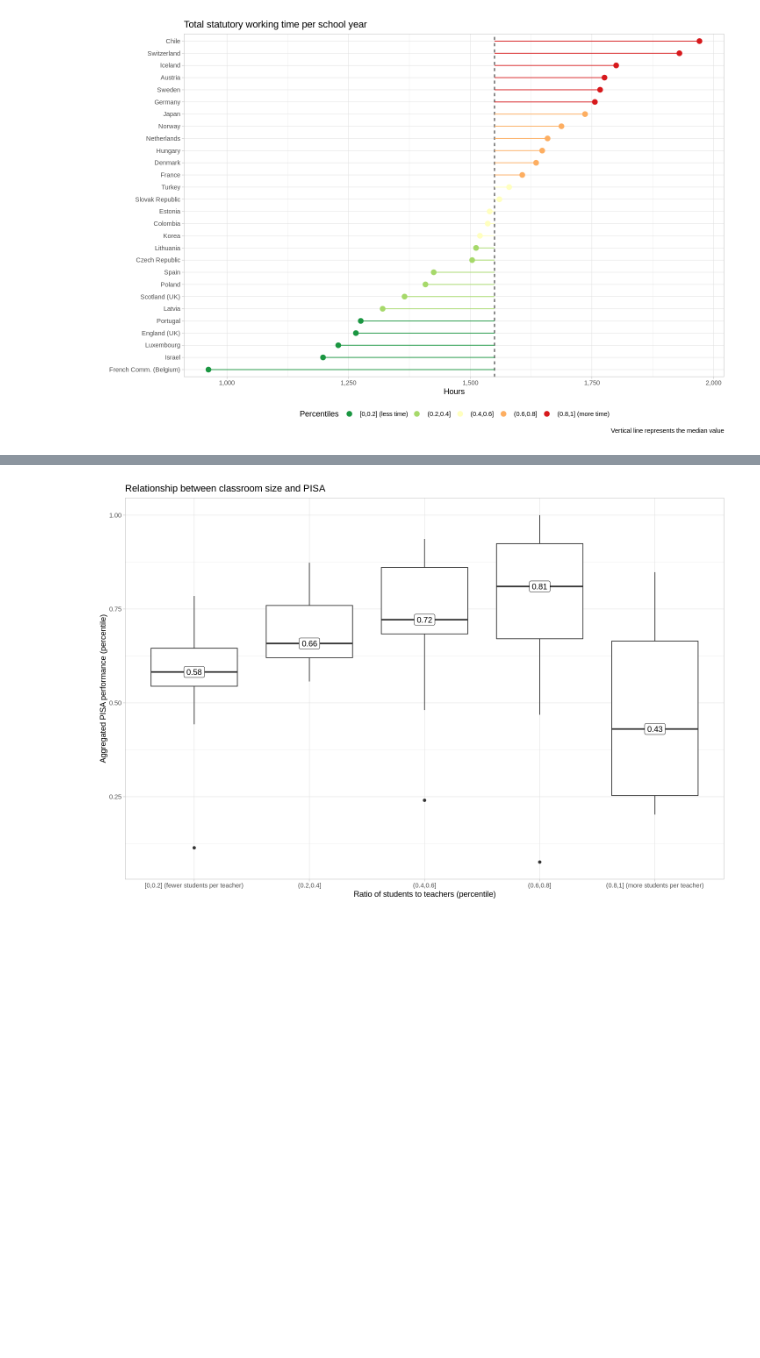
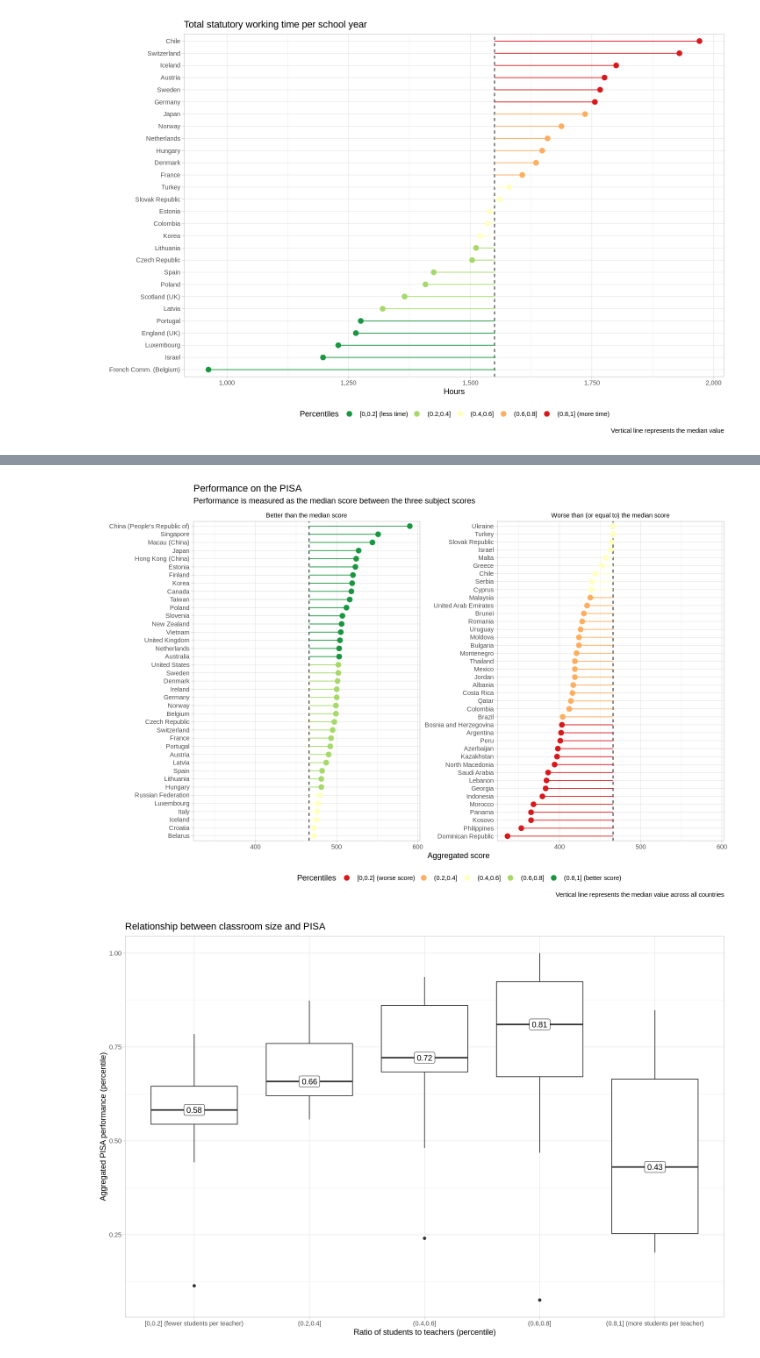
Before and after one commit to abartnof/abartnof.github.io, a Jupyter notebook: education.ipynb, the cells around one changed output, grey strips where cells are left out. Saved outputs shown, nothing was run; the diff lists cells and outputs as text; code cells hidden in the pictures; blank space fills up the shorter version.

```diff
--- a/education.ipynb
+++ b/education.ipynb
@@ -419,3 +476,35 @@ labs(
+# %%
+Data$PisaAgg %>%
+mutate(
+  country = fct_reorder(country, score),
+  median_score = median(score),
+  my_facet = if_else(score > median_score, 'Better than the median score', 'Worse than (or equal to) the median score'),
+) %>%
+
+ggplot(aes(x = country, y = score, color = pisa_percentile_bin)) +
+geom_hline(aes(yintercept = median_score), linetype = 'dashed') +
+geom_segment(aes(xend = country, yend = median_score), show.legend = F) +
+geom_point(size = 3) +
+coord_flip() +
+scale_y_continuous(labels = scales::comma_format(1)) +
+scale_color_brewer(
+  palette = 'RdYlGn',
+  labels = pisa_labels) +
+facet_wrap(~my_facet, scales = 'free_y') +
+theme_light() +
+theme(
+  strip.text = element_text(color = 'black'),
+  strip.background = element_blank(),
+  legend.position = 'bottom') +
+labs(
+  x = '',
+  title = 'Performance on the PISA',
+  subtitle = 'Performance is measured as the median score between the three subject scores',
+  caption = 'Vertical line represents the median value across all countries',
+  y = 'Aggregated score',
+  color = 'Percentiles')
+# %% [output]
+[figure, added]
 # %%
 with(Data, inner_join(Ratio, PisaAgg, by = 'country')) %>%
 ggplot(aes(x = percentile_bin, y = pisa_percentile)) +
```
Also changed, not shown: parts of 28 cells of this notebook.
